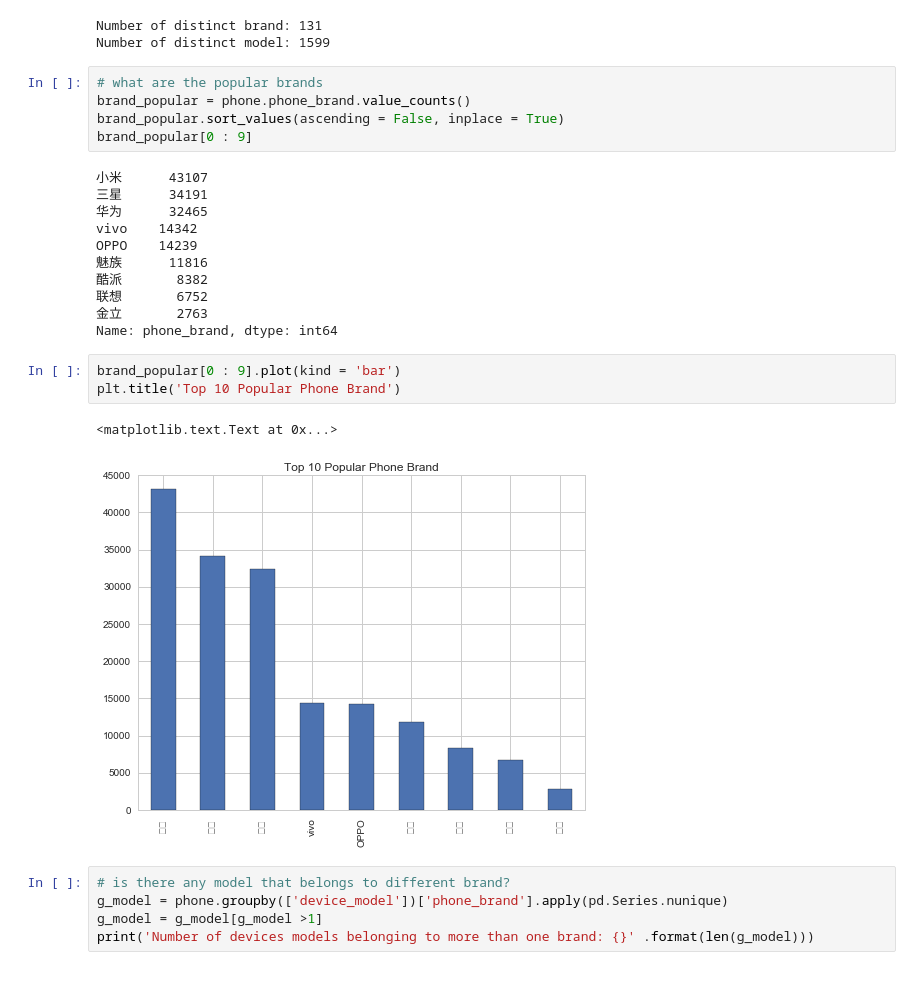
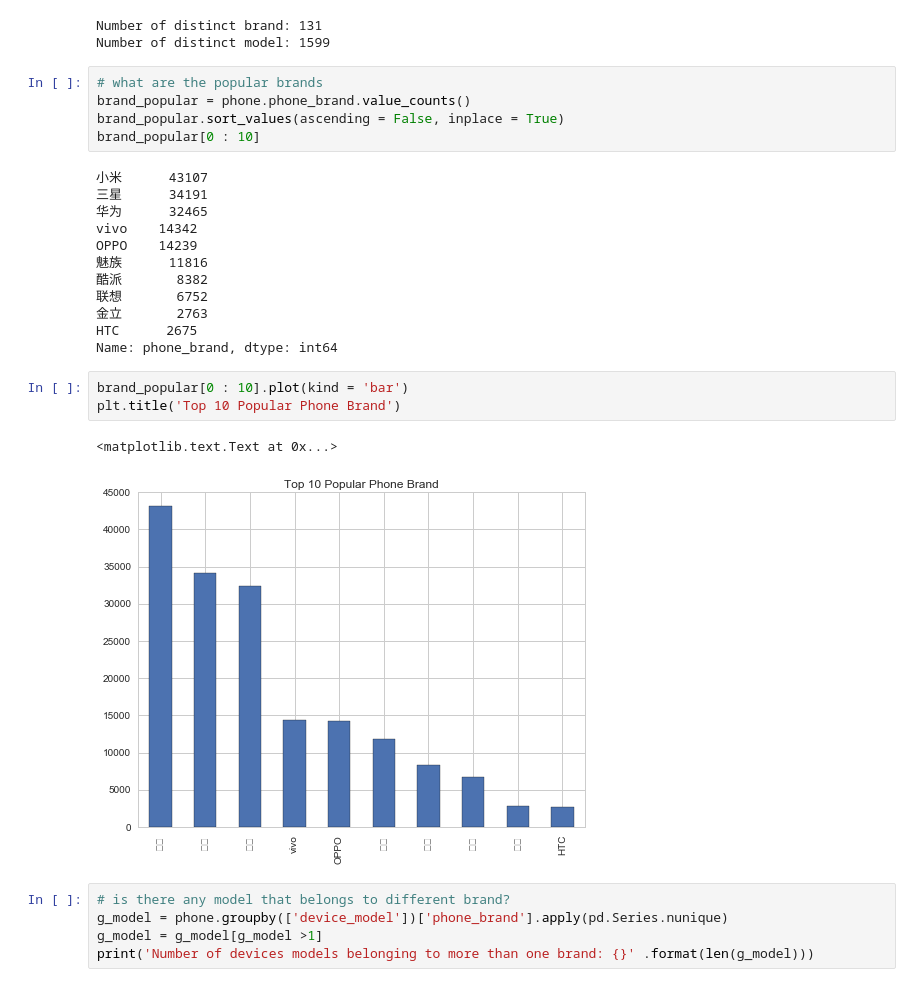
Before and after one commit to yanfei-wu/TalkingData, a Jupyter notebook: TalkingData Analysis.ipynb, the cells around one changed output. Drawn from its saved outputs; the diff is of its cells as text.

```diff
--- a/TalkingData Analysis.ipynb
+++ b/TalkingData Analysis.ipynb
@@ -171,7 +171,7 @@ Number of distinct model: 1599
 # what are the popular brands
 brand_popular = phone.phone_brand.value_counts()
 brand_popular.sort_values(ascending = False, inplace = True)
-brand_popular[0 : 9]
+brand_popular[0 : 10]
 # %% [output]
 小米      43107
 三星      34191
@@ -182,13 +182,14 @@ OPPO    14239
 酷派       8382
 联想       6752
 金立       2763
+HTC      2675
 Name: phone_brand, dtype: int64
 # %%
-brand_popular[0 : 9].plot(kind = 'bar')
+brand_popular[0 : 10].plot(kind = 'bar')
 plt.title('Top 10 Popular Phone Brand')
 # %% [output]
 <matplotlib.text.Text at 0x...>
-[figure, old version]
+[figure, new version]
 # %%
 # is there any model that belongs to different brand?
 g_model = phone.groupby(['device_model'])['phone_brand'].apply(pd.Series.nunique)
```
Also changed, not shown: 2 other files.
